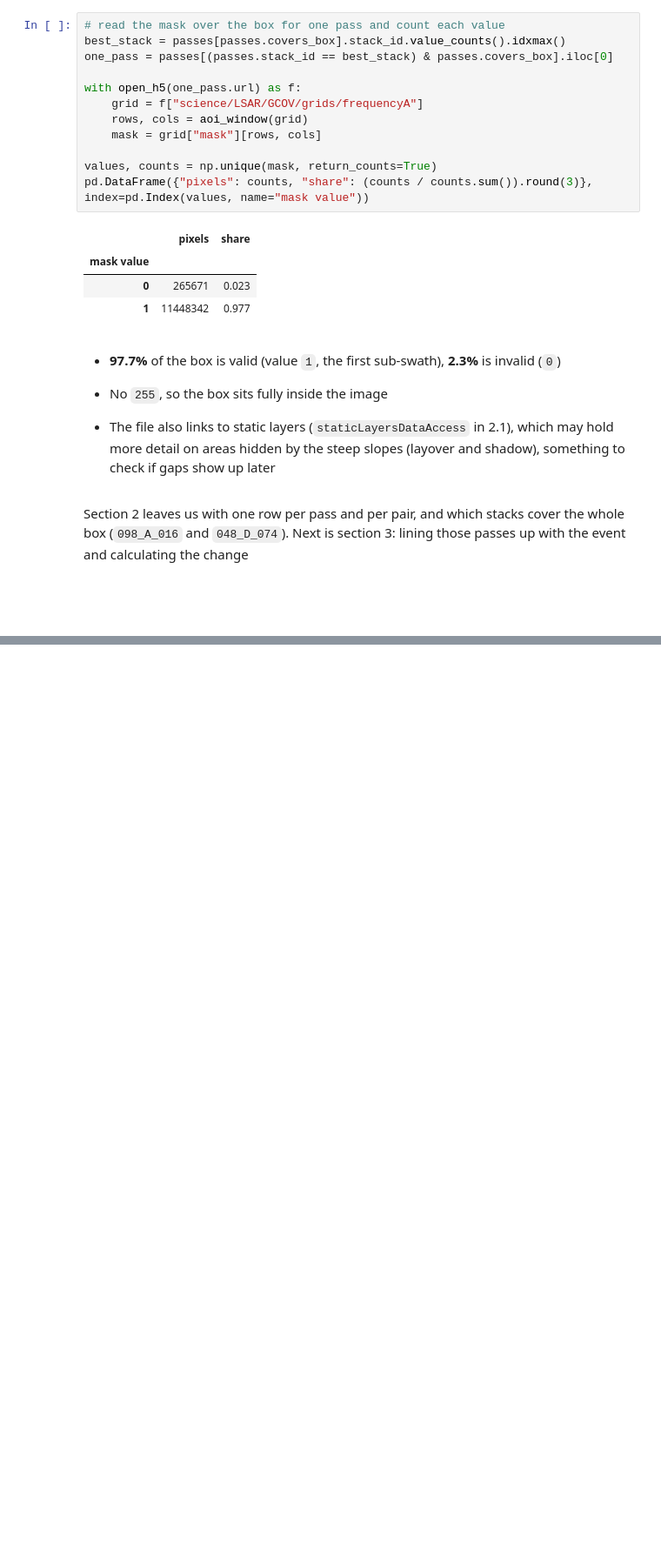
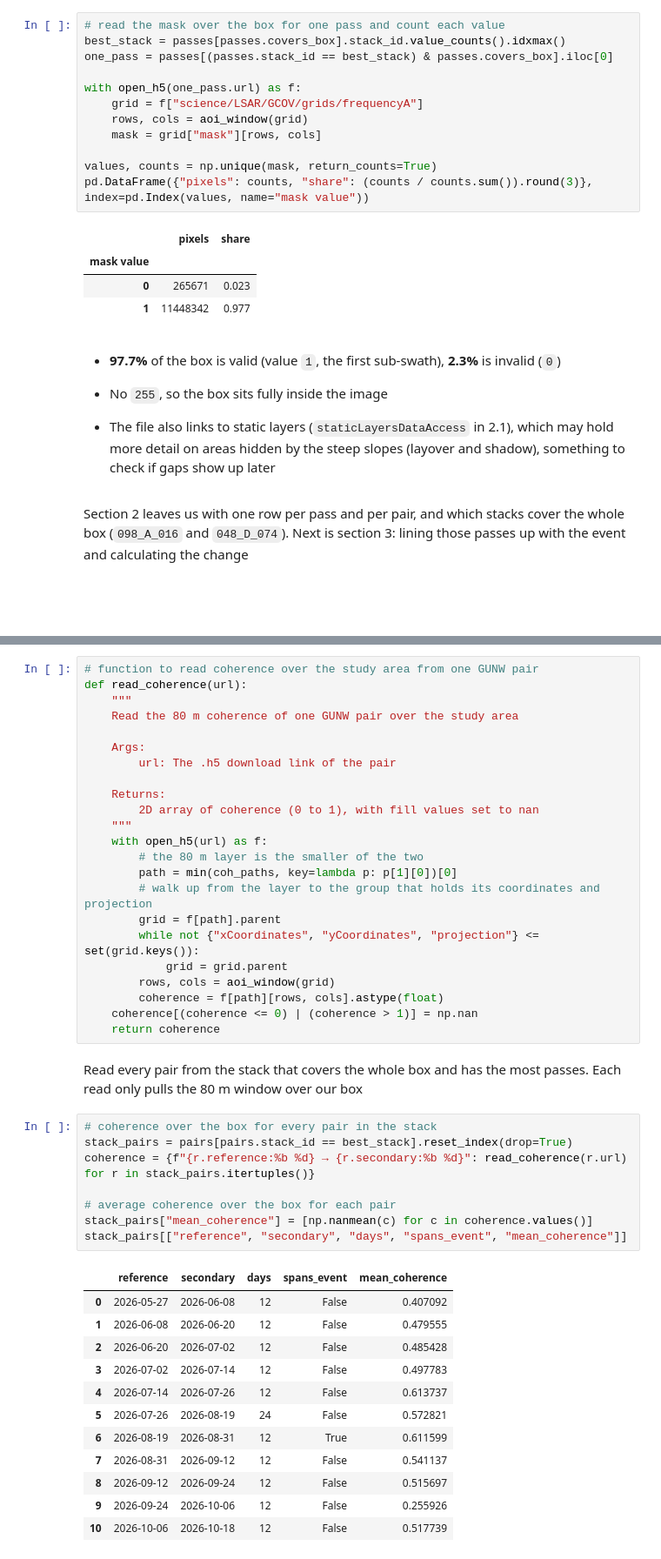
Before and after one commit to danesheppard/PanoptiCrew-NASA-Hackathon-2026, a Jupyter notebook: dataScience/notebooks/case1.ipynb, the cells around one changed output, grey strips where cells are left out. Shown at 87% size. Drawn from its saved outputs; the diff is of its cells as text; blank space fills up the shorter version.

```diff
--- a/dataScience/notebooks/case1.ipynb
+++ b/dataScience/notebooks/case1.ipynb
@@ -648,0 +795,46 @@ Section 2 leaves us with one row per pass and per pair, and which stacks cover t
+# %%
+# function to read coherence over the study area from one GUNW pair
+def read_coherence(url):
+    """
+    Read the 80 m coherence of one GUNW pair over the study area
+
+    Args:
+        url: The .h5 download link of the pair
+
+    Returns:
+        2D array of coherence (0 to 1), with fill values set to nan
+    """
+    with open_h5(url) as f:
+        # the 80 m layer is the smaller of the two
+        path = min(coh_paths, key=lambda p: p[1][0])[0]
+        # walk up from the layer to the group that holds its coordinates and projection
+        grid = f[path].parent
+        while not {"xCoordinates", "yCoordinates", "projection"} <= set(grid.keys()):
+            grid = grid.parent
+        rows, cols = aoi_window(grid)
+        coherence = f[path][rows, cols].astype(float)
+    coherence[(coherence <= 0) | (coherence > 1)] = np.nan
+    return coherence
+# %% [markdown]
+Read every pair from the stack that covers the whole box and has the most passes. Each read only pulls the 80 m window over our box
+# %%
+# coherence over the box for every pair in the stack
+stack_pairs = pairs[pairs.stack_id == best_stack].reset_index(drop=True)
+coherence = {f"{r.reference:%b %d} → {r.secondary:%b %d}": read_coherence(r.url) for r in stack_pairs.itertuples()}
+
+# average coherence over the box for each pair
+stack_pairs["mean_coherence"] = [np.nanmean(c) for c in coherence.values()]
+stack_pairs[["reference", "secondary", "days", "spans_event", "mean_coherence"]]
+# %% [output]
+|  | reference | secondary | days | spans_event | mean_coherence |
+| 0 | 2026-05-27 | 2026-06-08 | 12 | False | 0.407092 |
+| 1 | 2026-06-08 | 2026-06-20 | 12 | False | 0.479555 |
+| 2 | 2026-06-20 | 2026-07-02 | 12 | False | 0.485428 |
+| 3 | 2026-07-02 | 2026-07-14 | 12 | False | 0.497783 |
+| 4 | 2026-07-14 | 2026-07-26 | 12 | False | 0.613737 |
+| 5 | 2026-07-26 | 2026-08-19 | 24 | False | 0.572821 |
+| 6 | 2026-08-19 | 2026-08-31 | 12 | True | 0.611599 |
+| 7 | 2026-08-31 | 2026-09-12 | 12 | False | 0.541137 |
+| 8 | 2026-09-12 | 2026-09-24 | 12 | False | 0.515697 |
+| 9 | 2026-09-24 | 2026-10-06 | 12 | False | 0.255926 |
+| 10 | 2026-10-06 | 2026-10-18 | 12 | False | 0.517739 |
```
Also changed, not shown: parts of 36 cells of this notebook.
